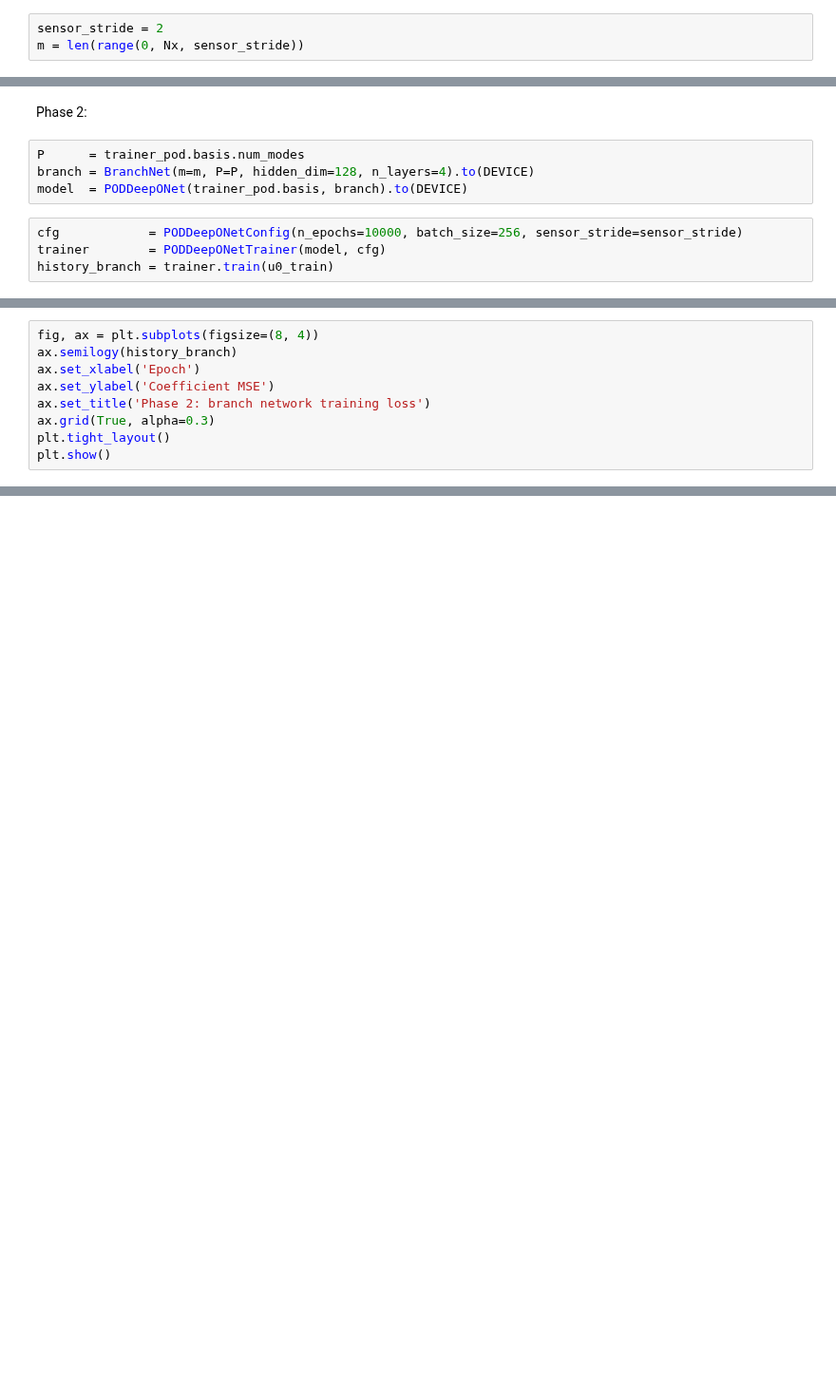
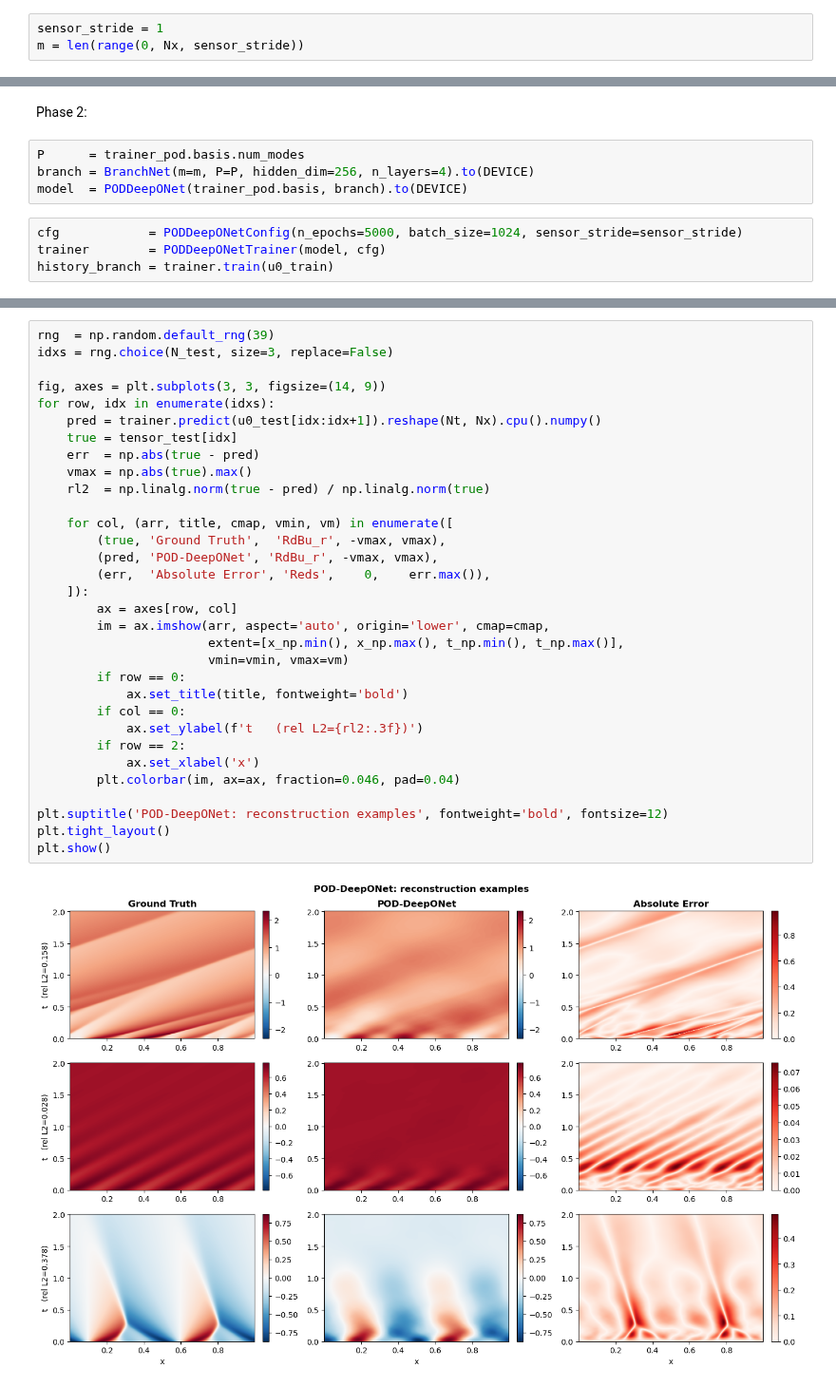
Before and after one commit to intsystems/2026-Project-185, a Jupyter notebook: code/notebooks/POD-DeepONet.ipynb, the cells around one changed output, grey strips where cells are left out. Shown at 95% size. Drawn from its saved outputs; the diff is of its cells as text; blank space fills up the shorter version.

```diff
--- a/code/notebooks/POD-DeepONet.ipynb
+++ b/code/notebooks/POD-DeepONet.ipynb
@@ -112,7 +126,7 @@ u0_test = torch.tensor(tensor_test[:, 0, :], dtype=torch.float32).to(DEVICE)  #
 # %% [markdown]
 Phase 1:
 # %%
-sensor_stride = 2
+sensor_stride = 1
 m = len(range(0, Nx, sensor_stride))
 # %%
 trainer_pod  = PODTrainer(PODConfig(max_modes=32))
@@ -150,9 +181,9 @@ plt.show()
 Phase 2:
 # %%
 P      = trainer_pod.basis.num_modes
-branch = BranchNet(m=m, P=P, hidden_dim=128, n_layers=4).to(DEVICE)
+branch = BranchNet(m=m, P=P, hidden_dim=256, n_layers=4).to(DEVICE)
 model  = PODDeepONet(trainer_pod.basis, branch).to(DEVICE)
 # %%
-cfg            = PODDeepONetConfig(n_epochs=10000, batch_size=256, sensor_stride=sensor_stride)
+cfg            = PODDeepONetConfig(n_epochs=5000, batch_size=1024, sensor_stride=sensor_stride)
 trainer        = PODDeepONetTrainer(model, cfg)
 history_branch = trainer.train(u0_train)
@@ -159,9 +207,0 @@ history_branch = trainer.train(u0_train)
-# %%
-fig, ax = plt.subplots(figsize=(8, 4))
-ax.semilogy(history_branch)
-ax.set_xlabel('Epoch')
-ax.set_ylabel('Coefficient MSE')
-ax.set_title('Phase 2: branch network training loss')
-ax.grid(True, alpha=0.3)
-plt.tight_layout()
-plt.show()
@@ -235,0 +243,34 @@ plt.show()
+# %%
+rng  = np.random.default_rng(39)
+idxs = rng.choice(N_test, size=3, replace=False)
+
+fig, axes = plt.subplots(3, 3, figsize=(14, 9))
+for row, idx in enumerate(idxs):
+    pred = trainer.predict(u0_test[idx:idx+1]).reshape(Nt, Nx).cpu().numpy()
+    true = tensor_test[idx]
+    err  = np.abs(true - pred)
+    vmax = np.abs(true).max()
+    rl2  = np.linalg.norm(true - pred) / np.linalg.norm(true)
+
+    for col, (arr, title, cmap, vmin, vm) in enumerate([
+        (true, 'Ground Truth',  'RdBu_r', -vmax, vmax),
+        (pred, 'POD-DeepONet', 'RdBu_r', -vmax, vmax),
+        (err,  'Absolute Error', 'Reds',    0,    err.max()),
+    ]):
+        ax = axes[row, col]
+        im = ax.imshow(arr, aspect='auto', origin='lower', cmap=cmap,
+                       extent=[x_np.min(), x_np.max(), t_np.min(), t_np.max()],
+                       vmin=vmin, vmax=vm)
+        if row == 0:
+            ax.set_title(title, fontweight='bold')
+        if col == 0:
+            ax.set_ylabel(f't   (rel L2={rl2:.3f})')
+        if row == 2:
+            ax.set_xlabel('x')
+        plt.colorbar(im, ax=ax, fraction=0.046, pad=0.04)
+
+plt.suptitle('POD-DeepONet: reconstruction examples', fontweight='bold', fontsize=12)
+plt.tight_layout()
+plt.show()
+# %% [output]
+[figure, added]
```
Also changed, not shown: parts of 15 cells of this notebook, 2 other files.
